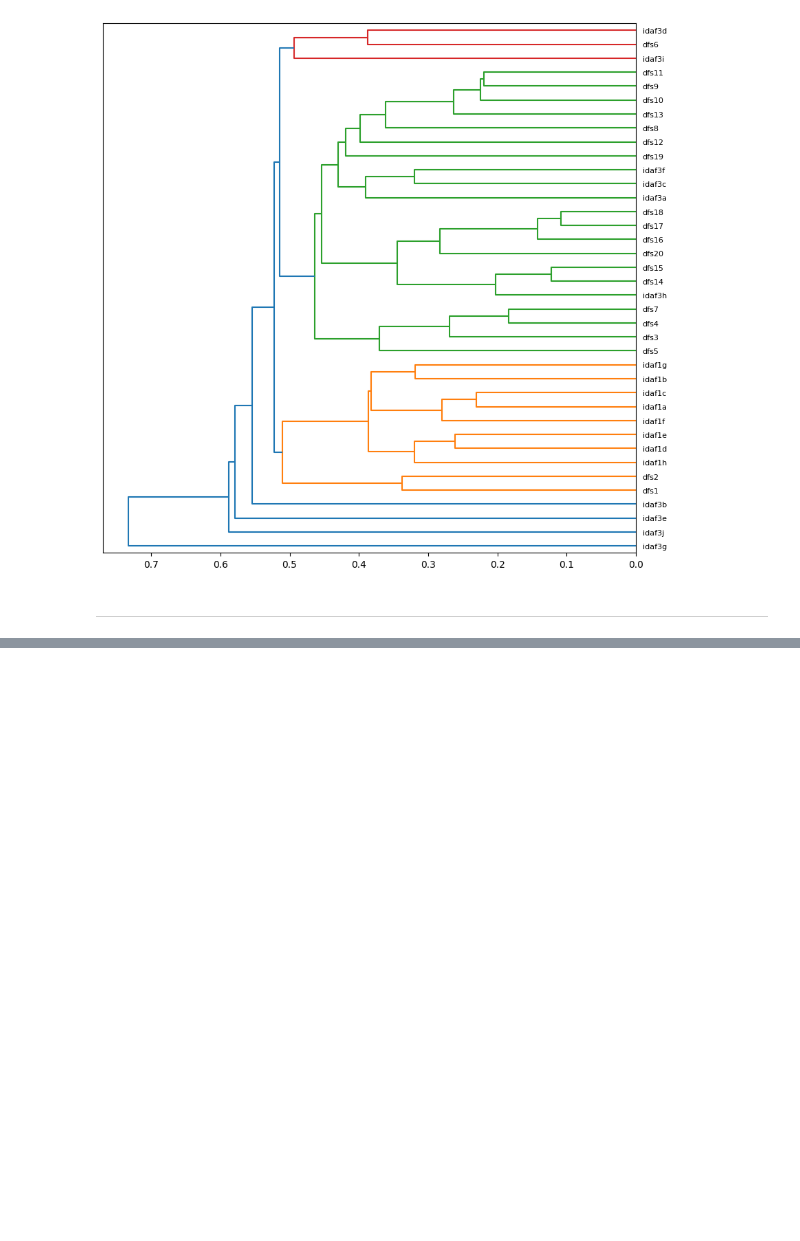
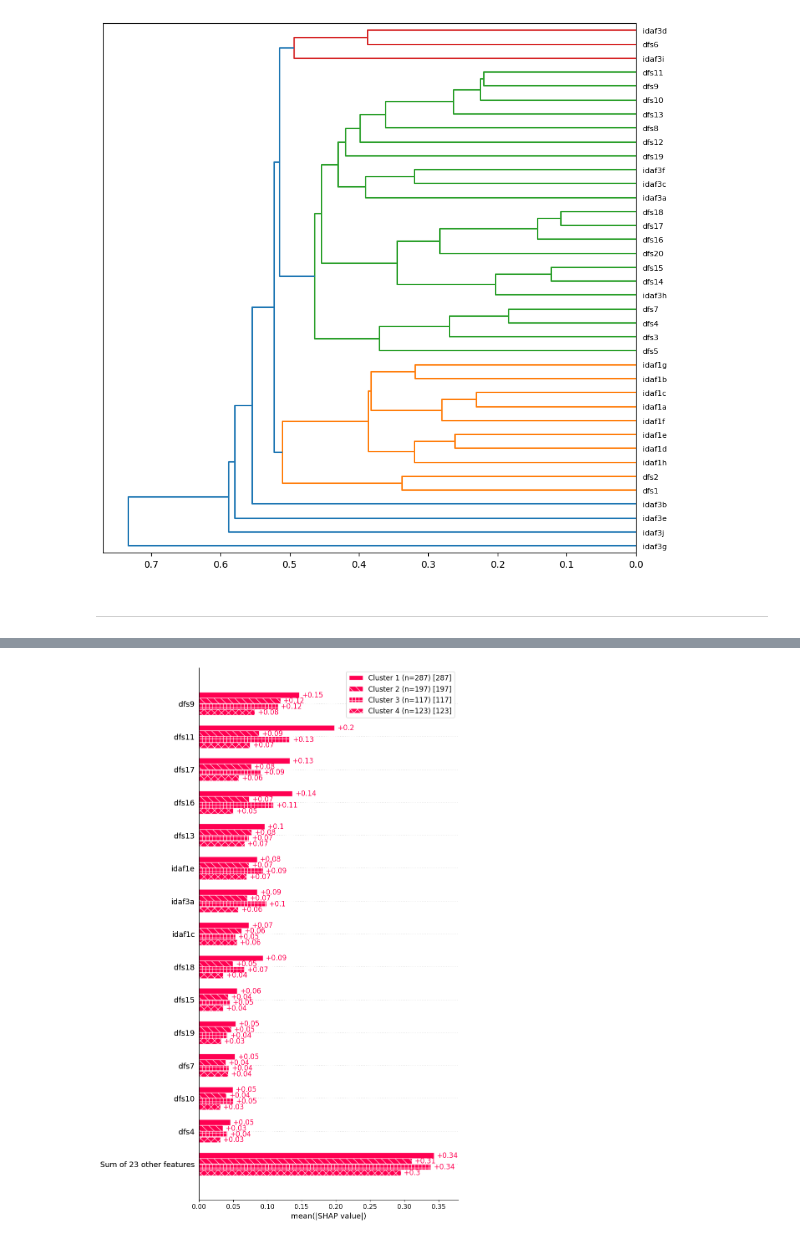
Before and after one commit to oral-health-and-disease-ontologies/DFA-Study, a Jupyter notebook: notebooks/DFA-cluster-analysis.ipynb, the cells around one changed output, grey strips where cells are left out. Saved outputs shown, nothing was run; the diff lists cells and outputs as text; code cells hidden in the pictures; blank space fills up the shorter version.

```diff
--- a/notebooks/DFA-cluster-analysis.ipynb
+++ b/notebooks/DFA-cluster-analysis.ipynb
@@ -889,0 +988,10 @@ The independence of cost supports distinguishing cost- or access-driven avoidanc
+# %%
+sv = pd.DataFrame(shap_values, index=X.index, columns=X.columns)
+
+# global importance: which items drive predicted dfs20 overall
+imp = sv.abs().mean().sort_values(ascending=False)
+print(imp.round(3).head(15))
+
+# total push on predicted fear for each person (≈ predicted E[dfs20] minus the baseline)
+sv_total = sv.sum(axis=1)
+print(sv_total.describe().round(2))
@@ -889,0 +1087,7 @@ The independence of cost supports distinguishing cost- or access-driven avoidanc
+# %%
+expl = shap.Explanation(values=sv.to_numpy(), data=X.to_numpy(),
+                        feature_names=list(X.columns), base_values=np.zeros(len(sv)))
+cohorts = np.array([f"Cluster {c} (n={sizes[c]})" for c in lab_s])
+shap.plots.bar(expl.cohorts(cohorts).abs.mean(0), max_display=15)
+# %% [output]
+[figure, added]
```
Also changed, not shown: parts of 24 cells of this notebook.
